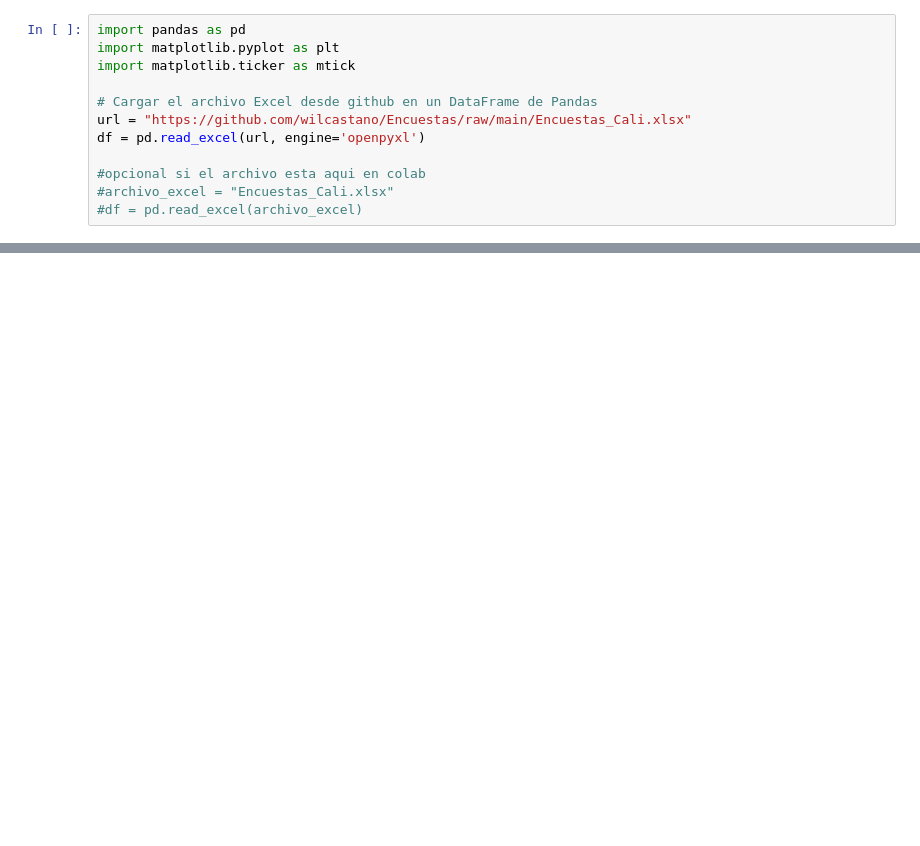
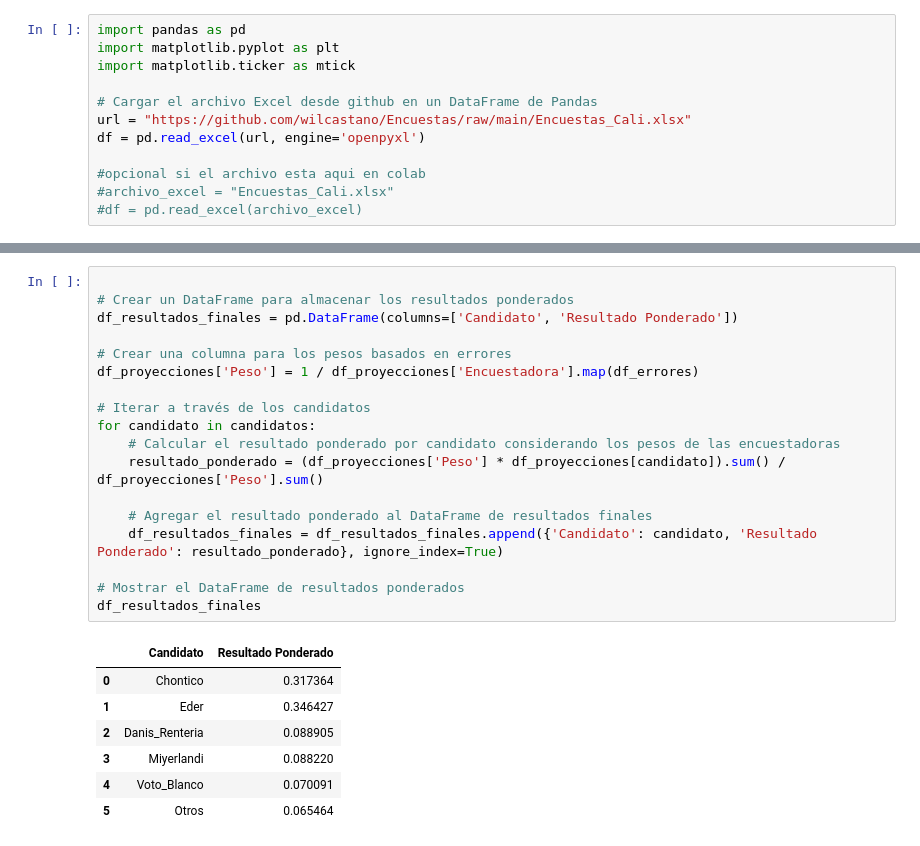
Before and after one commit to wilcastano/Encuestas, a Jupyter notebook: Encuestas_Alcaldia_de_Cali.ipynb, the cells around one changed output, grey strips where cells are left out. Cells and saved outputs as stored; diff of their text form; blank space fills up the shorter version.

```diff
--- a/Encuestas_Alcaldia_de_Cali.ipynb
+++ b/Encuestas_Alcaldia_de_Cali.ipynb
@@ -521,0 +466,26 @@ df_encuestas
+# %%
+
+# Crear un DataFrame para almacenar los resultados ponderados
+df_resultados_finales = pd.DataFrame(columns=['Candidato', 'Resultado Ponderado'])
+
+# Crear una columna para los pesos basados en errores
+df_proyecciones['Peso'] = 1 / df_proyecciones['Encuestadora'].map(df_errores)
+
+# Iterar a través de los candidatos
+for candidato in candidatos:
+    # Calcular el resultado ponderado por candidato considerando los pesos de las encuestadoras
+    resultado_ponderado = (df_proyecciones['Peso'] * df_proyecciones[candidato]).sum() / df_proyecciones['Peso'].sum()
+
+    # Agregar el resultado ponderado al DataFrame de resultados finales
+    df_resultados_finales = df_resultados_finales.append({'Candidato': candidato, 'Resultado Ponderado': resultado_ponderado}, ignore_index=True)
+
+# Mostrar el DataFrame de resultados ponderados
+df_resultados_finales
+# %% [output]
+|  | Candidato | Resultado Ponderado |
+| 0 | Chontico | 0.317364 |
+| 1 | Eder | 0.346427 |
+| 2 | Danis_Renteria | 0.088905 |
+| 3 | Miyerlandi | 0.088220 |
+| 4 | Voto_Blanco | 0.070091 |
+| 5 | Otros | 0.065464 |
```
Also changed, not shown: parts of 22 cells of this notebook.
